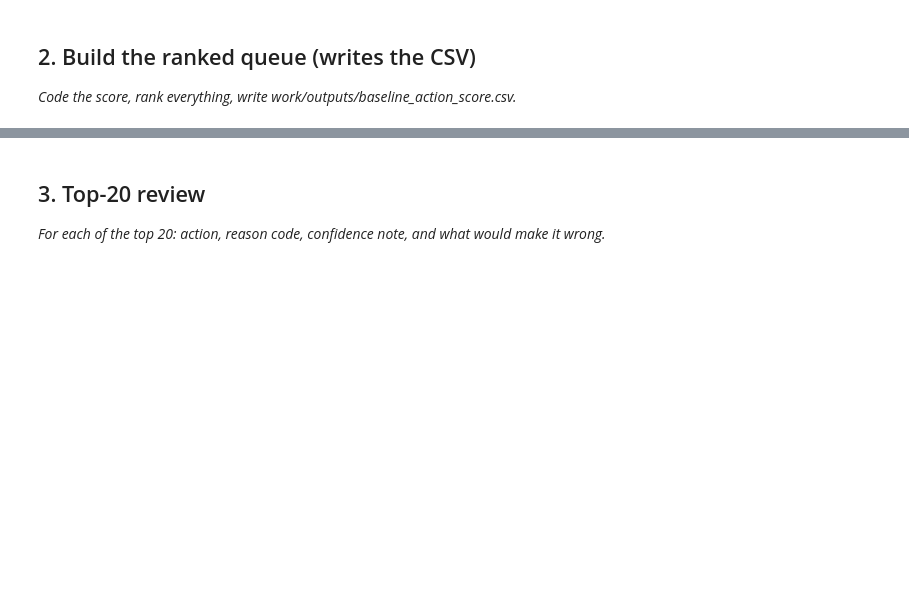
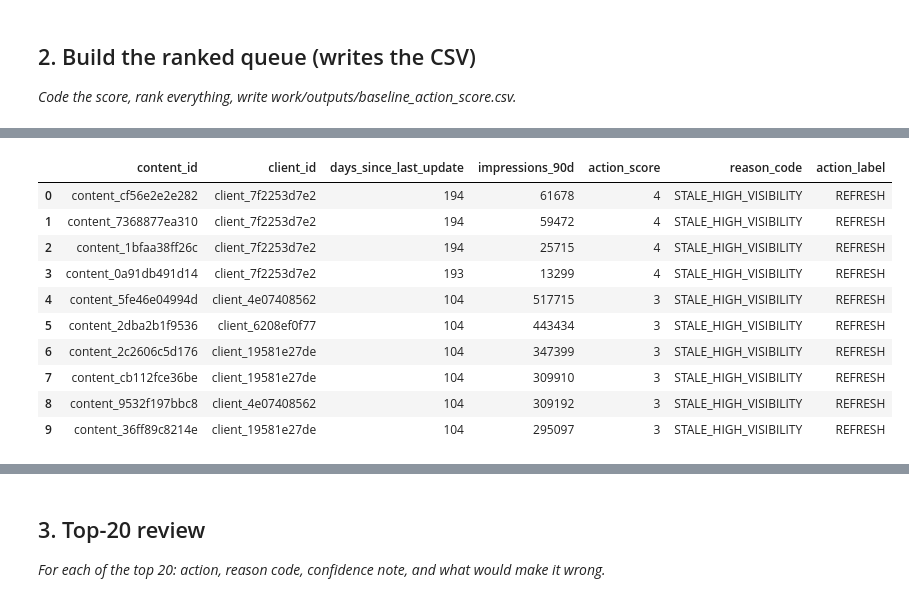
Before and after one commit to Priyaa1904/Flyrank-ML-Internship-Starter, a Jupyter notebook: work/notebooks/w04_baseline_score.ipynb, the cells around one changed output, grey strips where cells are left out. Drawn from its saved outputs; the diff is of its cells as text; code cells hidden in the pictures; blank space fills up the shorter version.

```diff
--- a/work/notebooks/w04_baseline_score.ipynb
+++ b/work/notebooks/w04_baseline_score.ipynb
@@ -22,0 +175,71 @@ This skeleton is yours to fill. Work the sections **in order** — each one has
+# %%
+# -----------------------------
+# Baseline Action Score
+# -----------------------------
+
+# Staleness score
+df["staleness_score"] = np.select(
+    [
+        df["days_since_last_update"].between(0, 90),
+        df["days_since_last_update"].between(91, 180),
+        df["days_since_last_update"] >= 181
+    ],
+    [0, 1, 2],
+    default=0
+)
+
+# Visibility score
+df["visibility_score"] = np.select(
+    [
+        df["impressions_90d"].between(0, 100),
+        df["impressions_90d"].between(101, 10000),
+        df["impressions_90d"] >= 10001
+    ],
+    [0, 1, 2],
+    default=0
+)
+
+# Combined score
+df["action_score"] = (
+    df["staleness_score"] +
+    df["visibility_score"]
+)
+
+# ONE reason code
+df["reason_code"] = np.where(
+    df["action_score"] >= 2,
+    "STALE_HIGH_VISIBILITY",
+    "LOW_PRIORITY"
+)
+
+# Action label
+df["action_label"] = np.where(
+    df["action_score"] >= 2,
+    "REFRESH",
+    "MONITOR"
+)
+
+# Rank highest-priority pages first
+baseline_queue = (
+    df.sort_values(
+        ["action_score", "impressions_90d"],
+        ascending=[False, False]
+    )
+    .reset_index(drop=True)
+)
+
+print("Baseline queue created.")
+print("Rows:", len(baseline_queue))
+
+baseline_queue[
+    [
+        "content_id",
+        "client_id",
+        "days_since_last_update",
+        "impressions_90d",
+        "action_score",
+        "reason_code",
+        "action_label"
+    ]
+].head(10)
+# %% [output]
@@ -22,0 +248,11 @@ This skeleton is yours to fill. Work the sections **in order** — each one has
+|  | content_id | client_id | days_since_last_update | impressions_90d | action_score | reason_code | action_label |
+| 0 | content_cf56e2e2e282 | client_7f2253d7e2 | 194 | 61678 | 4 | STALE_HIGH_VISIBILITY | REFRESH |
+| 1 | content_7368877ea310 | client_7f2253d7e2 | 194 | 59472 | 4 | STALE_HIGH_VISIBILITY | REFRESH |
+| 2 | content_1bfaa38ff26c | client_7f2253d7e2 | 194 | 25715 | 4 | STALE_HIGH_VISIBILITY | REFRESH |
+| 3 | content_0a91db491d14 | client_7f2253d7e2 | 193 | 13299 | 4 | STALE_HIGH_VISIBILITY | REFRESH |
+| 4 | content_5fe46e04994d | client_4e07408562 | 104 | 517715 | 3 | STALE_HIGH_VISIBILITY | REFRESH |
+| 5 | content_2dba2b1f9536 | client_6208ef0f77 | 104 | 443434 | 3 | STALE_HIGH_VISIBILITY | REFRESH |
+| 6 | content_2c2606c5d176 | client_19581e27de | 104 | 347399 | 3 | STALE_HIGH_VISIBILITY | REFRESH |
+| 7 | content_cb112fce36be | client_19581e27de | 104 | 309910 | 3 | STALE_HIGH_VISIBILITY | REFRESH |
+| 8 | content_9532f197bbc8 | client_4e07408562 | 104 | 309192 | 3 | STALE_HIGH_VISIBILITY | REFRESH |
+| 9 | content_36ff89c8214e | client_19581e27de | 104 | 295097 | 3 | STALE_HIGH_VISIBILITY | REFRESH |
```
Also changed, not shown: parts of 17 cells of this notebook.
